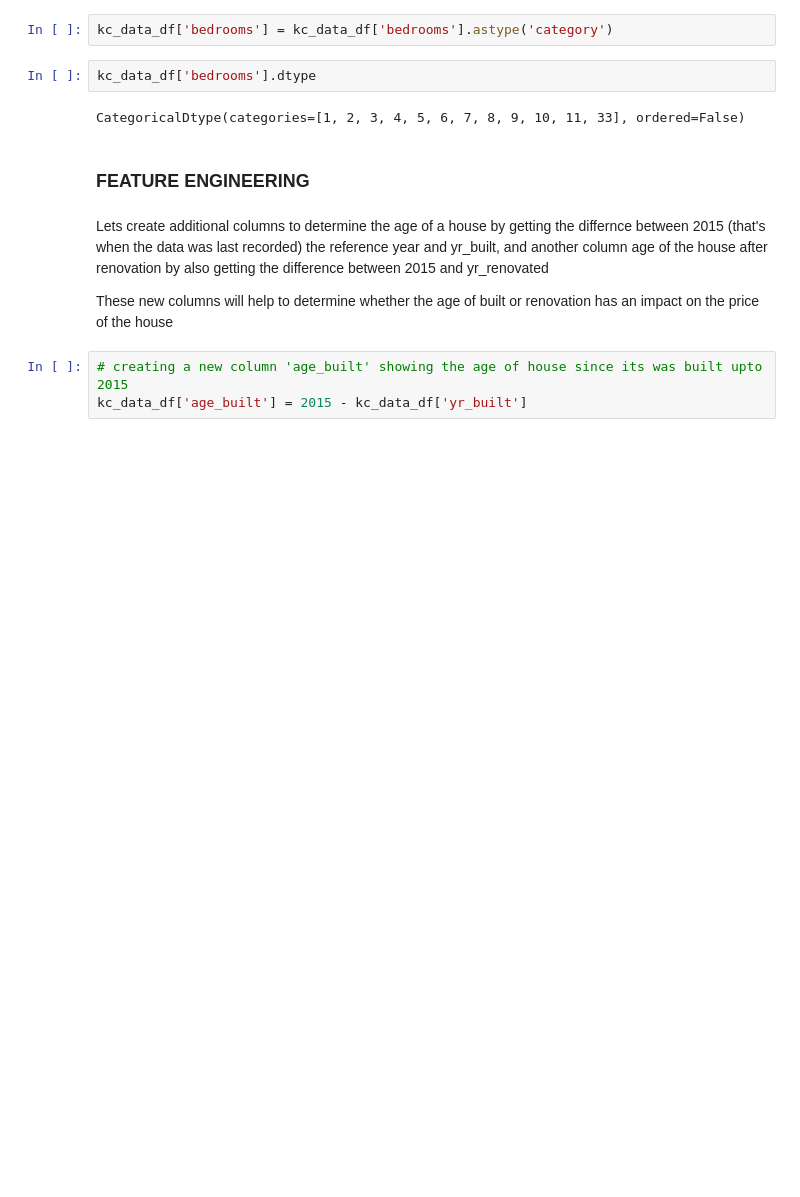
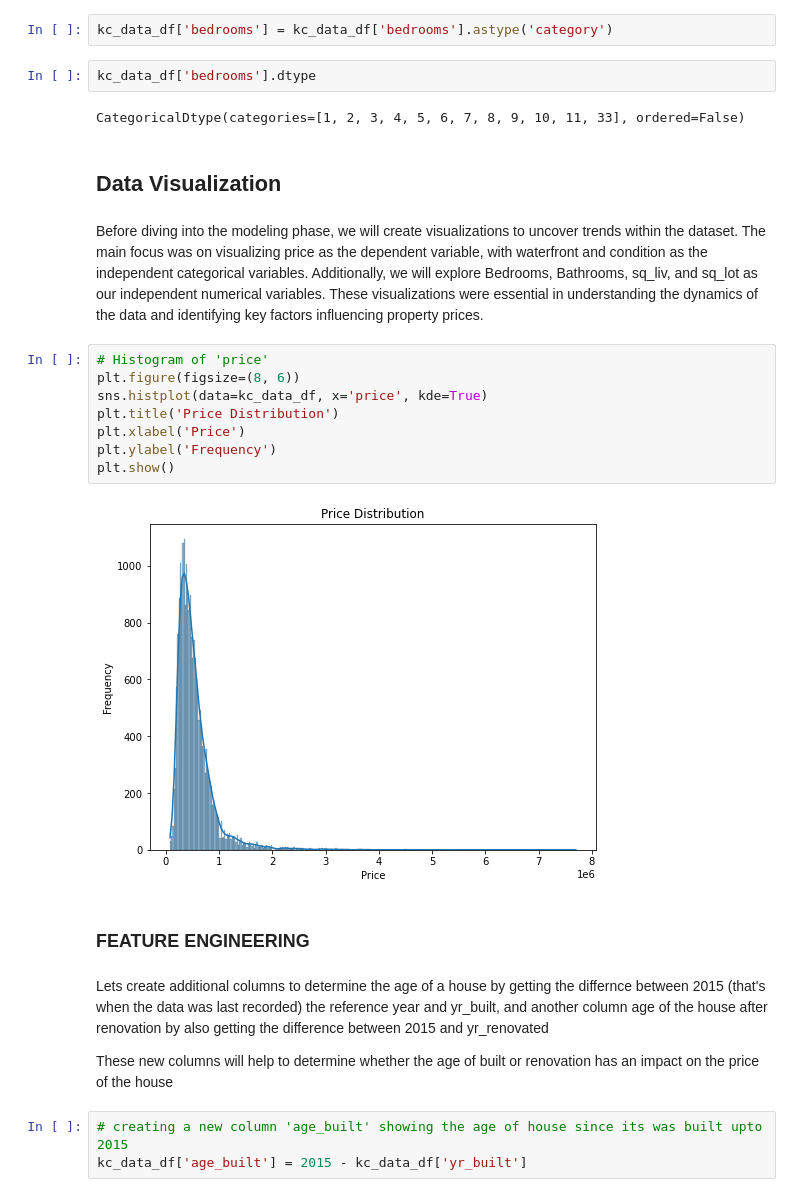
Before and after one commit to ggeorgekkariuki/Kings-Country-Housing-Project, a Jupyter notebook: student.ipynb, the cells around one changed output. Drawn from its saved outputs; the diff is of its cells as text; blank space fills up the shorter version.

Commit message:
checking how price is distributed

```diff
--- a/student.ipynb
+++ b/student.ipynb
@@ -446,6 +446,20 @@ kc_data_df['bedrooms'] = kc_data_df['bedrooms'].astype('category')
 kc_data_df['bedrooms'].dtype
 # %% [output]
 CategoricalDtype(categories=[1, 2, 3, 4, 5, 6, 7, 8, 9, 10, 11, 33], ordered=False)
+# %% [markdown]
+## Data Visualization
+# %% [markdown]
+Before diving into the modeling phase, we will create visualizations to uncover trends within the dataset. The main focus was on visualizing price as the dependent variable, with waterfront and condition as the independent categorical variables. Additionally, we will explore Bedrooms, Bathrooms, sq_liv, and sq_lot as our independent numerical variables. These visualizations were essential in understanding the dynamics of the data and identifying key factors influencing property prices.
+# %%
+# Histogram of 'price'
+plt.figure(figsize=(8, 6))
+sns.histplot(data=kc_data_df, x='price', kde=True)
+plt.title('Price Distribution')
+plt.xlabel('Price')
+plt.ylabel('Frequency')
+plt.show()
+# %% [output]
+[figure, added]
 # %% [markdown]
 ### FEATURE ENGINEERING
 # %% [markdown]
```
